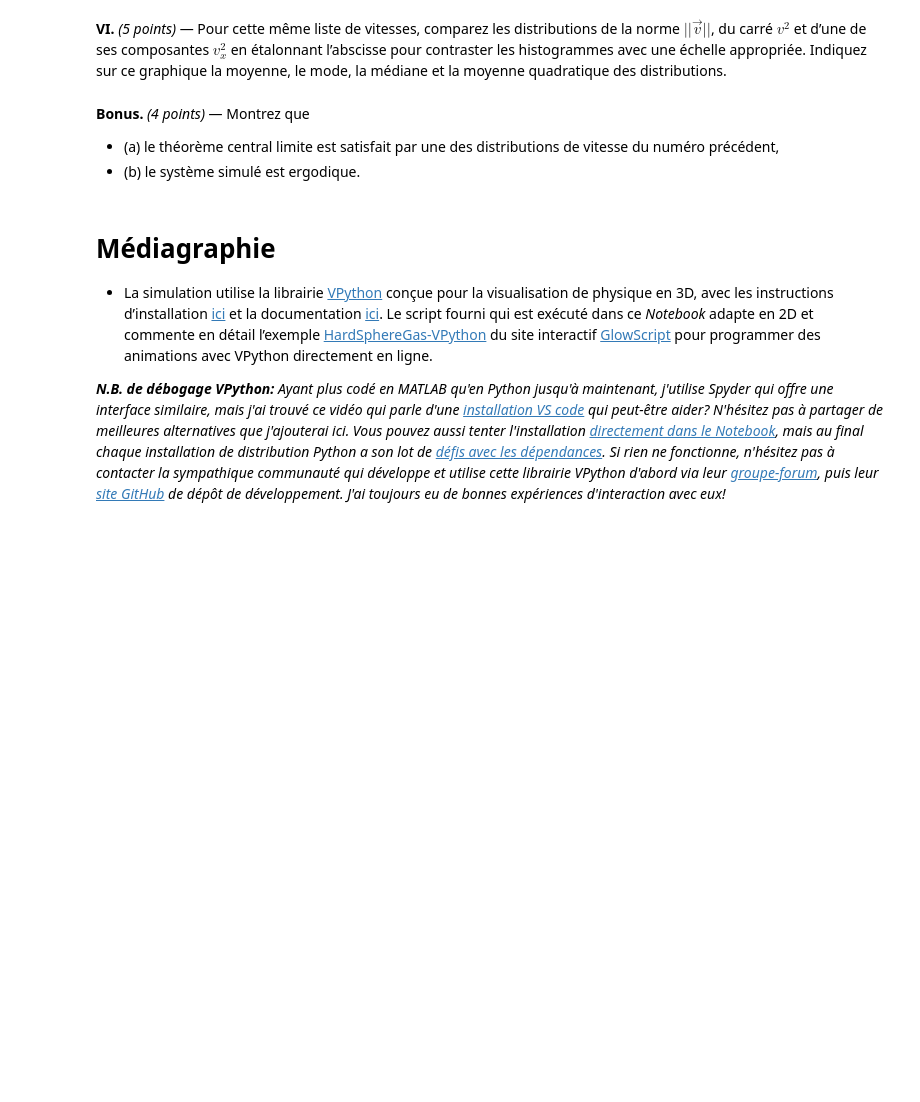
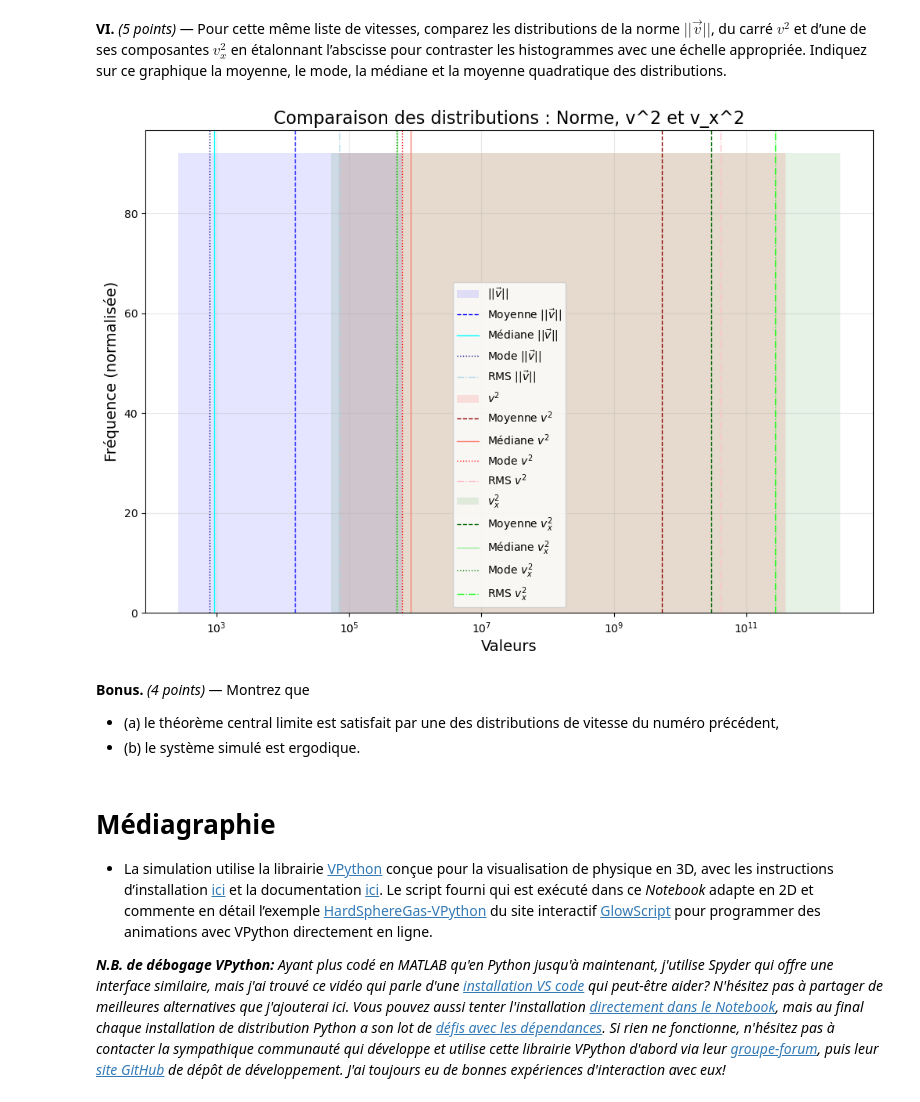
Before and after one commit to LilR3GY/TP_Num_Thermo_Stat, a Jupyter notebook: tdsTP_Part1_h25.ipynb, the cells around one changed output. Cells and saved outputs as stored; diff of their text form; code cells hidden in the pictures; blank space fills up the shorter version.

```diff
--- a/tdsTP_Part1_h25.ipynb
+++ b/tdsTP_Part1_h25.ipynb
@@ -204,7 +204,7 @@ vitesses = []
 
 for d1, d2, t1, t2 in zip(distance_1, distance_2, temps_1, temps_2):
     if t1 != t2:  # Avoid division by zero
-        vitesses.append((d1 - d2) / (t1 - t2))
+        vitesses.append((d2 - d1) / (t2 - t1))
 
 print(f"La vitesse moyenne de la particule en valeur absolu est : {abs(np.mean(vitesses))} m/s")
 # %% [output]
@@ -217,3 +214,90 @@ La vitesse moyenne de la particule en valeur absolu est : 3835.1746073850254 m/s
+# %%
+import matplotlib.pyplot as plt
+from scipy.stats import mode
+
+
+def get_distance_temps_x_y(filename="distance_x_y_temps_collision_data.json"):
+    with open(filename, 'r') as f:
+        data = json.load(f)
+    # Retourne toutes les dimensions disponibles (x, y)
+    return [[item.get('distance_x', 0), item.get('distance_y', 0), item.get('temps', 0)] for item in data]
+
+distance_x_y_temps = get_distance_temps_x_y()
+
+distance_x = [item[0] for item in distance_x_y_temps]  # Liste des composantes distance x
+distance_y = [item[1] for item in distance_x_y_temps]
+temps = [item[2] for item in distance_x_y_temps]  # Liste des composantes temps
+
+distance_1_x = []
+distance_2_x = []
+
+for i, val in enumerate(distance_x):
+    if i % 2 == 0:
+        distance_1_x.append(val)
+    else:
+        distance_2_x.append(val)
+
+vitesses_x = []
+
+for d1_x, d2_x, t1, t2 in zip(distance_1_x, distance_2_x, temps_1, temps_2):
+    if t1 != t2:  # Avoid division by zero
+        vitesses_x.append((d2_x - d1_x) / (t2 - t1))
+
+norme = np.abs(vitesses)
+vitesse_squared = np.square(vitesses)
+vitesse_x_squared = np.square(vitesses_x)
+
+def calculer_statistiques(data):
+    data = np.array(data)
+    moyenne = np.mean(data)
+    med = np.median(data)
+    mod = mode(data, keepdims=True)[0][0]
+    rms = np.sqrt(np.mean(data ** 2))
+    return moyenne, med, mod, rms
+
+
+# Calcul des statistiques
+stats_norme = calculer_statistiques(norme)
+stats_v_squared = calculer_statistiques(vitesse_squared)
+stats_v_x_squared = calculer_statistiques(vitesse_x_squared)
+
+plt.figure(figsize=(12, 8))
+plt.semilogx()
+
+# Histogramme pour ||v||
+plt.hist(norme, bins=1, alpha=0.1, label=r'$||\vec{v}||$', color='blue')
+plt.axvline(stats_norme[0], color='blue', linestyle='dashed', linewidth=1, label=r'Moyenne $||\vec{v}||$')
+plt.axvline(stats_norme[1], color='cyan', linestyle='solid', linewidth=1, label=r'Médiane $||\vec{v}||$')
+plt.axvline(stats_norme[2], color='navy', linestyle='dotted', linewidth=1, label=r'Mode $||\vec{v}||$')
+plt.axvline(stats_norme[3], color='lightblue', linestyle='dashdot', linewidth=1, label=r'RMS $||\vec{v}||$')
+
+
+# Histogramme pour v^2
+plt.hist(vitesse_squared, bins=1, alpha=0.1, label=r'$v^2$', color='red')
+plt.axvline(stats_v_squared[0], color='darkred', linestyle='dashed', linewidth=1, label=r'Moyenne $v^2$')
+plt.axvline(stats_v_squared[1], color='salmon', linestyle='solid', linewidth=1, label=r'Médiane $v^2$')
+plt.axvline(stats_v_squared[2], color='red', linestyle='dotted', linewidth=1, label=r'Mode $v^2$')
+plt.axvline(stats_v_squared[3], color='pink', linestyle='dashdot', linewidth=1, label=r'RMS $v^2$')
+
+
+# Histogramme pour v_x^2
+plt.hist(vitesse_x_squared, bins=1, alpha=0.1, label=r'$v_x^2$', color='green')
+plt.axvline(stats_v_x_squared[0], color='darkgreen', linestyle='dashed', linewidth=1, label=r'Moyenne $v_x^2$')
+plt.axvline(stats_v_x_squared[1], color='lightgreen', linestyle='solid', linewidth=1, label=r'Médiane $v_x^2$')
+plt.axvline(stats_v_x_squared[2], color='green', linestyle='dotted', linewidth=1, label=r'Mode $v_x^2$')
+plt.axvline(stats_v_x_squared[3], color='lime', linestyle='dashdot', linewidth=1, label=r'RMS $v_x^2$')
+
+# Configuration des labels et de la légende
+plt.title("Comparaison des distributions : Norme, v^2 et v_x^2", fontsize=16)
+plt.xlabel("Valeurs", fontsize=14)
+plt.ylabel("Fréquence (normalisée)", fontsize=14)
+plt.legend()
+plt.grid(alpha=0.3)
+
+# Affichage du graphique
+plt.show()
+# %% [output]
+[figure, added]
 # %% [markdown]
 **Bonus.** _(4 points)_ &mdash; Montrez que
 - (a) le théorème central limite est satisfait par une des distributions de vitesse du numéro précédent,
```
Also changed, not shown: parts of 3 cells of this notebook, 4 other files.
